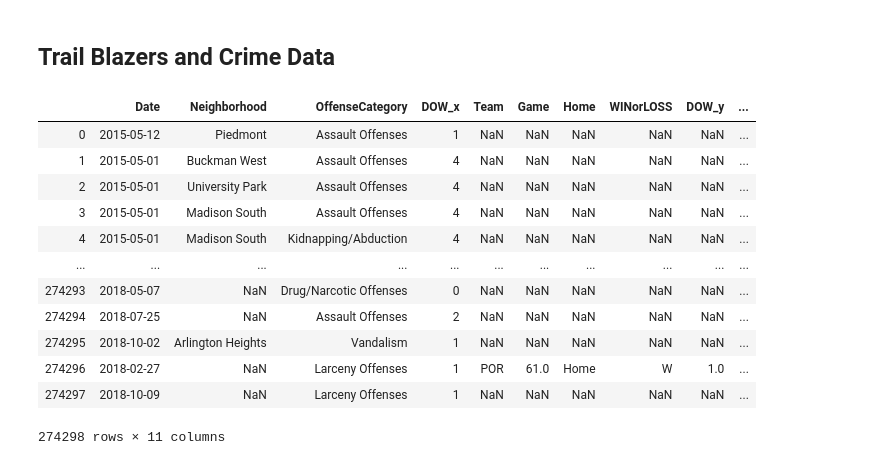
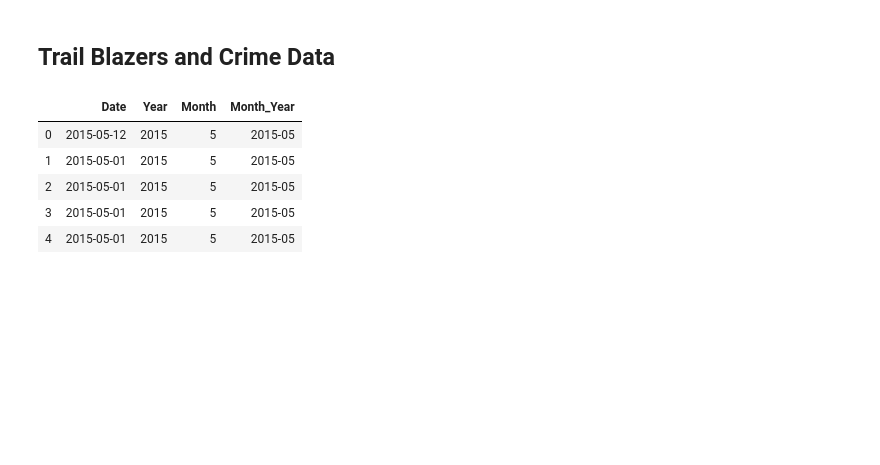
Before and after one commit to shaymusmc/Crime_TrailBlazers, a Jupyter notebook: Crime_TrailBlazers_Data.ipynb, the cells around one changed output. Drawn from its saved outputs; the diff is of its cells as text; code cells hidden in the pictures; blank space fills up the shorter version.

```diff
--- a/Crime_TrailBlazers_Data.ipynb
+++ b/Crime_TrailBlazers_Data.ipynb
@@ -170,22 +151,22 @@ crime_count_df.to_csv('Output/total_daily_crime_count.csv')
 # Merge Trail Blazer and Crime Data
 merge_table = pd.merge(new_crime_df, new_nba_df, on="Date", how="left")
 # %%
-# Computer the AverageDailyCrimes for Day Types for each Day of Week
+# Compute the AverageDailyCrimes for Day Types for each Day of Week
+# Add Year, Month and Month_Year data
 merge_table["HasGame"] = merge_table['Game'] > 0
 merge_table["GameStatus"] = merge_table["Home"] + merge_table["WINorLOSS"]
 merge_table["GameStatus"] = merge_table["GameStatus"].fillna('NoGame')
-merge_table
+merge_table["Year"] = pd.DatetimeIndex(merge_table["Date"]).year
+merge_table["Month"] = pd.DatetimeIndex(merge_table["Date"]).month
+merge_table["Month_Year"] = pd.to_datetime(merge_table["Date"]).dt.to_period('M')
-# %% [output]
-|  | Date | Neighborhood | OffenseCategory | DOW_x | Team | Game | Home | WINorLOSS | DOW_y | ... |
-| 0 | 2015-05-12 | Piedmont | Assault Offenses | 1 | NaN | NaN | NaN | NaN | NaN | ... |
-| 1 | 2015-05-01 | Buckman West | Assault Offenses | 4 | NaN | NaN | NaN | NaN | NaN | ... |
-| 2 | 2015-05-01 | University Park | Assault Offenses | 4 | NaN | NaN | NaN | NaN | NaN | ... |
-| 3 | 2015-05-01 | Madison South | Assault Offenses | 4 | NaN | NaN | NaN | NaN | NaN | ... |
-| 4 | 2015-05-01 | Madison South | Kidnapping/Abduction | 4 | NaN | NaN | NaN | NaN | NaN | ... |
-| ... | ... | ... | ... | ... | ... | ... | ... | ... | ... | ... |
-| 274293 | 2018-05-07 | NaN | Drug/Narcotic Offenses | 0 | NaN | NaN | NaN | NaN | NaN | ... |
-| 274294 | 2018-07-25 | NaN | Assault Offenses | 2 | NaN | NaN | NaN | NaN | NaN | ... |
-| 274295 | 2018-10-02 | Arlington Heights | Vandalism | 1 | NaN | NaN | NaN | NaN | NaN | ... |
-| 274296 | 2018-02-27 | NaN | Larceny Offenses | 1 | POR | 61.0 | Home | W | 1.0 | ... |
-| 274297 | 2018-10-09 | NaN | Larceny Offenses | 1 | NaN | NaN | NaN | NaN | NaN | ... |
-274298 rows × 11 columns
+# %%
+# Created a new dataframe to display these columns:
+month_crime_df = merge_table[['Date','Year','Month','Month_Year']]
+month_crime_df.head()
+# %% [output]
+|  | Date | Year | Month | Month_Year |
+| 0 | 2015-05-12 | 2015 | 5 | 2015-05 |
+| 1 | 2015-05-01 | 2015 | 5 | 2015-05 |
+| 2 | 2015-05-01 | 2015 | 5 | 2015-05 |
+| 3 | 2015-05-01 | 2015 | 5 | 2015-05 |
+| 4 | 2015-05-01 | 2015 | 5 | 2015-05 |
```
Also changed, not shown: parts of 16 cells of this notebook, 5 other files.
